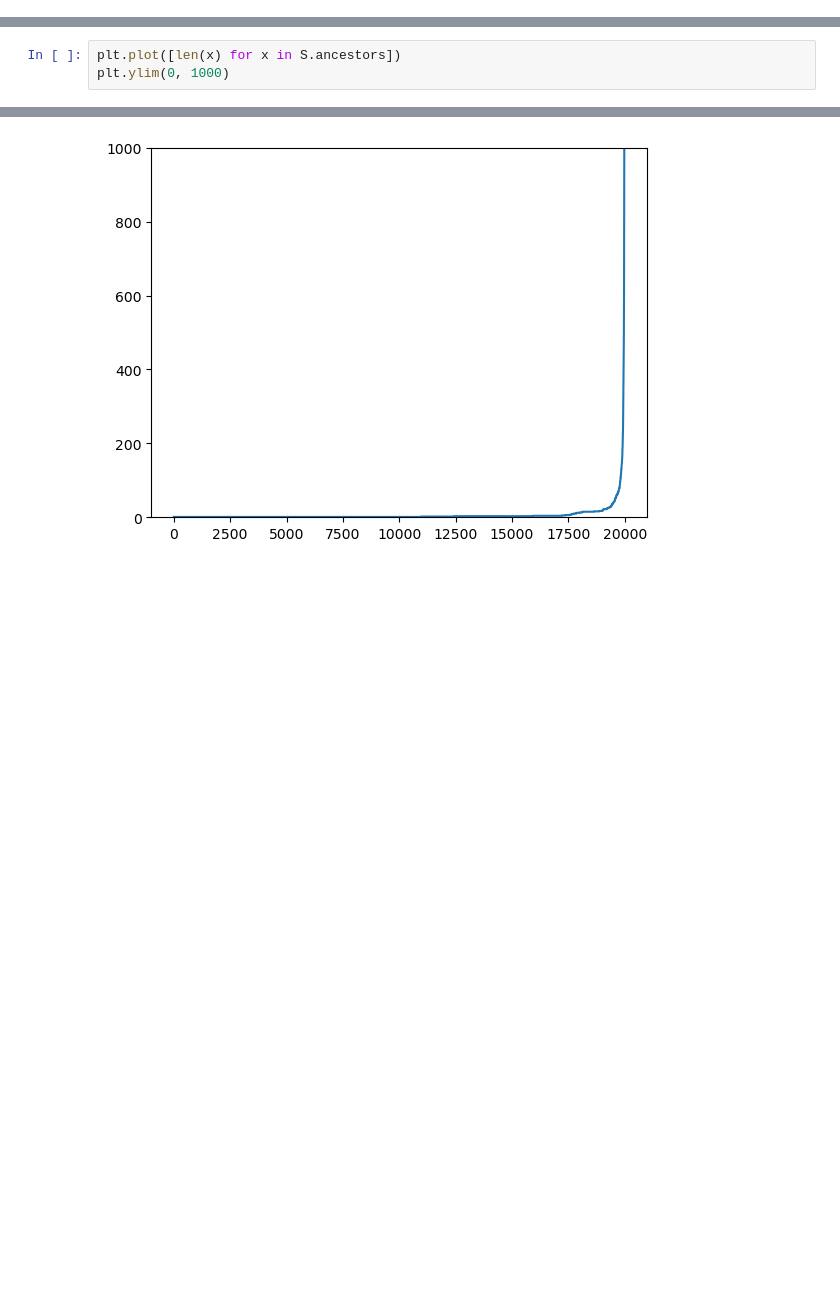
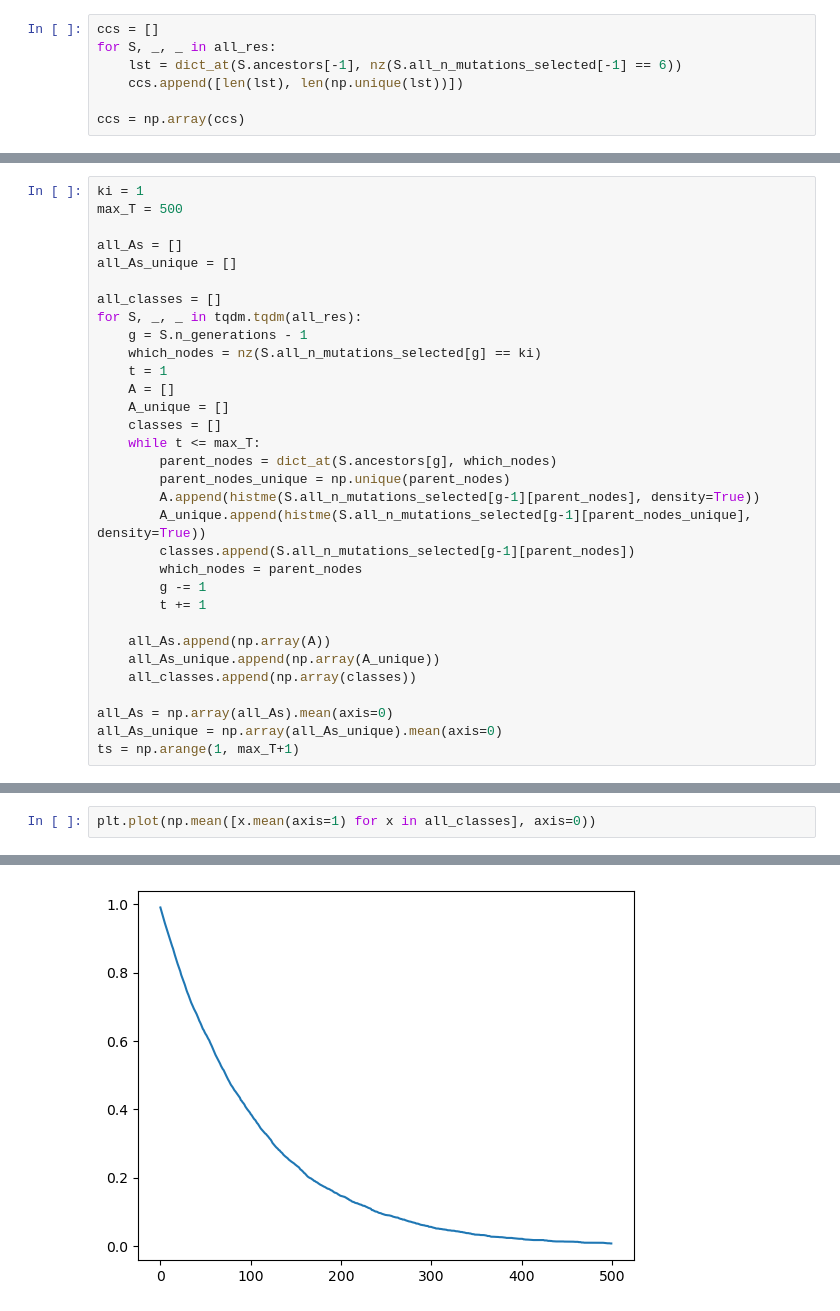
Before and after one commit to regevs/dated_selection, a Jupyter notebook: notebooks/20230323_simulator_attempt.ipynb, the cells around one changed output, grey strips where cells are left out. Drawn from its saved outputs; the diff is of its cells as text; blank space fills up the shorter version.

```diff
--- a/notebooks/20230323_simulator_attempt.ipynb
+++ b/notebooks/20230323_simulator_attempt.ipynb
@@ -25,0 +202,7 @@ S.run()
+# %%
+ccs = []
+for S, _, _ in all_res:
+    lst = dict_at(S.ancestors[-1], nz(S.all_n_mutations_selected[-1] == 6))
+    ccs.append([len(lst), len(np.unique(lst))])
+
+ccs = np.array(ccs)
@@ -25,0 +221,32 @@ S.run()
+# %%
+ki = 1
+max_T = 500
+
+all_As = []
+all_As_unique = []
+
+all_classes = []
+for S, _, _ in tqdm.tqdm(all_res):
+    g = S.n_generations - 1
+    which_nodes = nz(S.all_n_mutations_selected[g] == ki)
+    t = 1
+    A = []
+    A_unique = []
+    classes = []
+    while t <= max_T:
+        parent_nodes = dict_at(S.ancestors[g], which_nodes)
+        parent_nodes_unique = np.unique(parent_nodes)
+        A.append(histme(S.all_n_mutations_selected[g-1][parent_nodes], density=True))
+        A_unique.append(histme(S.all_n_mutations_selected[g-1][parent_nodes_unique], density=True))
+        classes.append(S.all_n_mutations_selected[g-1][parent_nodes])
+        which_nodes = parent_nodes
+        g -= 1
+        t += 1
+
+    all_As.append(np.array(A))
+    all_As_unique.append(np.array(A_unique))
+    all_classes.append(np.array(classes))
+
+all_As = np.array(all_As).mean(axis=0)
+all_As_unique = np.array(all_As_unique).mean(axis=0)
+ts = np.arange(1, max_T+1)
@@ -26,4 +264,3 @@ S.run()
 # %%
-plt.plot([len(x) for x in S.ancestors])
-plt.ylim(0, 1000)
+plt.plot(np.mean([x.mean(axis=1) for x in all_classes], axis=0))
 # %% [output]
@@ -31 +268 @@ plt.ylim(0, 1000)
-[figure, old version]
+[figure, new version]
```
Also changed, not shown: parts of 45 cells of this notebook, 8 other files.
